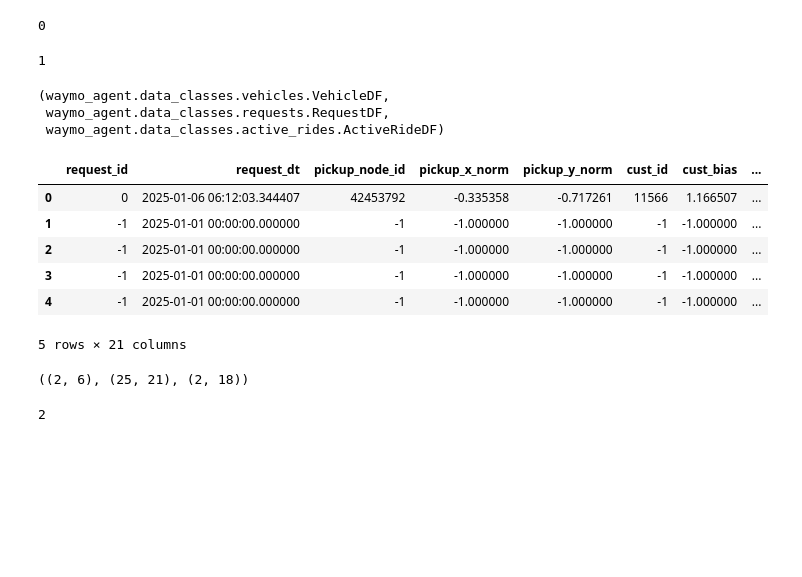
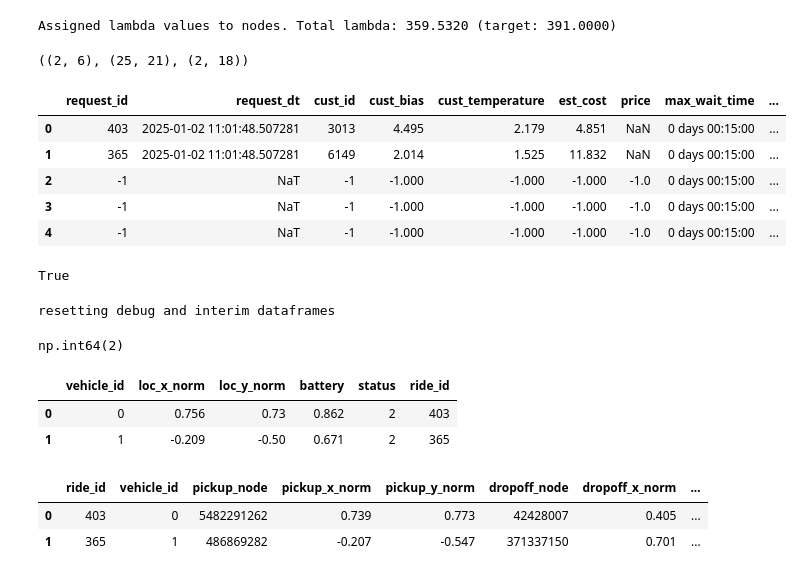
Before and after one commit to akseldkw07/Waymo-Agent, a Jupyter notebook: notebooks/mixin/transition_model.ipynb, the cells around one changed output. Drawn from its saved outputs; the diff is of its cells as text; code cells hidden in the pictures; blank space fills up the shorter version.

```diff
--- a/notebooks/mixin/transition_model.ipynb
+++ b/notebooks/mixin/transition_model.ipynb
@@ -16,4 +16,5 @@ from waymo_agent.graph_env import *
 from waymo_agent.simulation import *
 from kret_sandbox.VIS import dtt
 # %%
-config = EnvConfig(max_new_requests_per_step=2)
+config = EnvConfig(max_new_requests_per_step=2, lambda_per_node=0.5)
+plt_cfg = PlotConfig()
@@ -38,44 +21,38 @@ Define the observation space for the environment.
 # %%
-env = RideShareEnv(config=config)
+env = RideShareEnv(config, plt_cfg)
 G = env.G
 cfg = env.config
 # %% [output]
-0
+Assigned lambda values to nodes. Total lambda: 359.5320 (target: 391.0000)
 # %%
 s, info = env.reset()
-# %% [output]
-1
 # %%
-veh = env.observation_curr["vehicles"]
-req = env.observation_curr["pending_requests"]
-rides = env.observation_curr["active_rides"]
-type(veh), type(req), type(rides)
+def get_obvs_tuple(env: RideShareEnv):
+    veh = env.observation_curr["vehicles"]
+    req = env.observation_curr["pending_requests"]
+    rides = env.observation_curr["active_rides"]
+    return veh, req, rides
-# %% [output]
-(waymo_agent.data_classes.vehicles.VehicleDF,
- waymo_agent.data_classes.requests.RequestDF,
- waymo_agent.data_classes.active_rides.ActiveRideDF)
-# %%
-req.head()
-# %% [output]
-|  | request_id | request_dt | pickup_node_id | pickup_x_norm | pickup_y_norm | cust_id | cust_bias | ... |
-| 0 | 0 | 2025-01-06 06:12:03.344407 | 42453792 | -0.335358 | -0.717261 | 11566 | 1.166507 | ... |
-| 1 | -1 | 2025-01-01 00:00:00.000000 | -1 | -1.000000 | -1.000000 | -1 | -1.000000 | ... |
-| 2 | -1 | 2025-01-01 00:00:00.000000 | -1 | -1.000000 | -1.000000 | -1 | -1.000000 | ... |
-| 3 | -1 | 2025-01-01 00:00:00.000000 | -1 | -1.000000 | -1.000000 | -1 | -1.000000 | ... |
-| 4 | -1 | 2025-01-01 00:00:00.000000 | -1 | -1.000000 | -1.000000 | -1 | -1.000000 | ... |
-5 rows × 21 columns
 # %%
+veh, req, rides = get_obvs_tuple(env)
 veh.shape, req.shape, rides.shape
 # %% [output]
 ((2, 6), (25, 21), (2, 18))
-# %%
-cfg = env.config
-cfg.lambda_per_node * env.num_nodes
-cfg.max_new_requests_per_step
-# %% [output]
-2
+# %%
+dtt([req], how="head")
+# %% [output]
+|  | request_id | request_dt | cust_id | cust_bias | cust_temperature | est_cost | price | max_wait_time | ... |
+| 0 | 403 | 2025-01-02 11:01:48.507281 | 3013 | 4.495 | 2.179 | 4.851 | NaN | 0 days 00:15:00 | ... |
+| 1 | 365 | 2025-01-02 11:01:48.507281 | 6149 | 2.014 | 1.525 | 11.832 | NaN | 0 days 00:15:00 | ... |
+| 2 | -1 | NaT | -1 | -1.000 | -1.000 | -1.000 | -1.0 | 0 days 00:15:00 | ... |
+| 3 | -1 | NaT | -1 | -1.000 | -1.000 | -1.000 | -1.0 | 0 days 00:15:00 | ... |
+| 4 | -1 | NaT | -1 | -1.000 | -1.000 | -1.000 | -1.0 | 0 days 00:15:00 | ... |
 # %%
 action = env.action_space.sample()
 dispatches = pd.DataFrame({"dispatch": action["dispatch"]})
 prices = pd.DataFrame({"prices": action["prices"]})
 reposition = pd.DataFrame(action["reposition"], columns=["x", "y"])
+action["dispatch"] = np.full(action["dispatch"].shape, cfg.no_action_id, dtype=np.int32)
+action["reposition"] = np.array([[-0.1, -0.1], [0.1, 0.1]], dtype=np.float32)
+env.action_space.contains(action)
+# %% [output]
+True
@@ -87,0 +64,18 @@ reposition = pd.DataFrame(action["reposition"], columns=["x", "y"])
+# %%
+obs, reward, terminated, truncated, info = env.step(action)
+# %% [output]
+resetting debug and interim dataframes
+# %%
+veh, req, rides = get_obvs_tuple(env)
+req.f_awaiting_price.sum()
+# %% [output]
+np.int64(2)
+# %%
+dtt([env._veh_interim, env._active_rides_debug], how="head")
+# %% [output]
+|  | vehicle_id | loc_x_norm | loc_y_norm | battery | status | ride_id |
+| 0 | 0 | 0.756 | 0.73 | 0.862 | 2 | 403 |
+| 1 | 1 | -0.209 | -0.50 | 0.671 | 2 | 365 |
+|  | ride_id | vehicle_id | pickup_node | pickup_x_norm | pickup_y_norm | dropoff_node | dropoff_x_norm | ... |
+| 0 | 403 | 0 | 5482291262 | 0.739 | 0.773 | 42428007 | 0.405 | ... |
+| 1 | 365 | 1 | 486869282 | -0.207 | -0.547 | 371337150 | 0.701 | ... |
```
Also changed, not shown: parts of 11 cells of this notebook, 27 other files.
